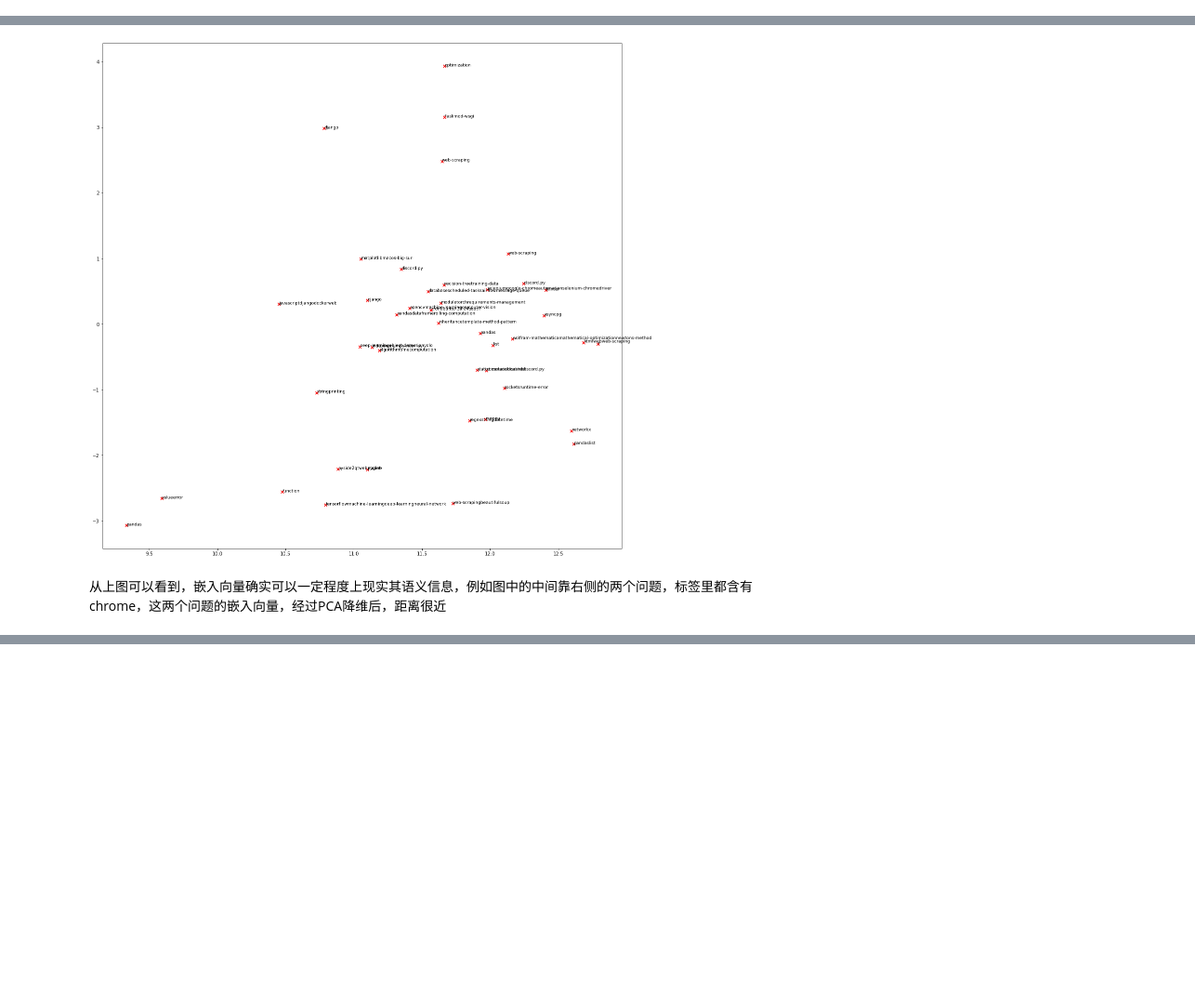
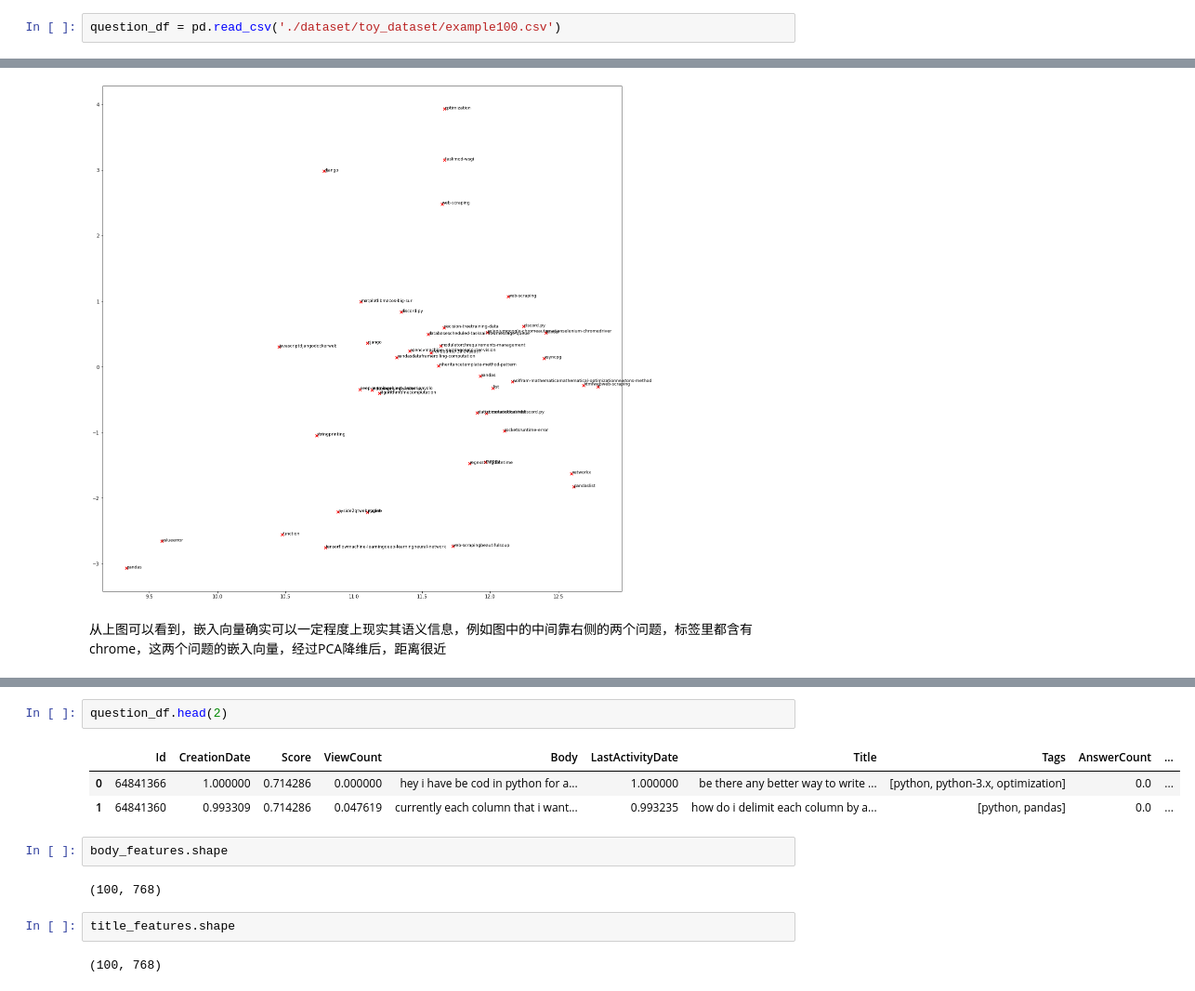
Before and after one commit to BruceStayHungry/FduDataMiningCourse, a Jupyter notebook: preprocess_questions.ipynb, the cells around one changed output, grey strips where cells are left out. Shown: that part at 93% size. Cells and saved outputs as stored; diff of their text form; blank space fills up the shorter version.

```diff
--- a/preprocess_questions.ipynb
+++ b/preprocess_questions.ipynb
@@ -17,3 +16,5 @@ question_df = question_df.iloc[:100, ]
+# %%
+question_df = pd.read_csv('./dataset/toy_dataset/example100.csv')
 # %% [markdown]
 **question的基本信息：** 可以看见，一共有23个属性，其中有三个属性全为空(ParentId, DeletionDate, CommunityOwnedDate)，我们将这三个属性直接舍去，剩下的属性有：
 1. Id：question的id
@@ -425,0 +434,14 @@ plot_embeddings(title_features_reduced, doc_idx_list, tags)    # 绘制
+# %%
+question_df.head(2)
+# %% [output]
+|  | Id | CreationDate | Score | ViewCount | Body | LastActivityDate | Title | Tags | AnswerCount | ... |
+| 0 | 64841366 | 1.000000 | 0.714286 | 0.000000 | hey i have be cod in python for a... | 1.000000 | be there any better way to write ... | [python, python-3.x, optimization] | 0.0 | ... |
+| 1 | 64841360 | 0.993309 | 0.714286 | 0.047619 | currently each column that i want... | 0.993235 | how do i delimit each column by a... | [python, pandas] | 0.0 | ... |
+# %%
+body_features.shape
+# %% [output]
+(100, 768)
+# %%
+title_features.shape
+# %% [output]
+(100, 768)
```
Also changed, not shown: parts of 7 cells of this notebook, 1 other file.
